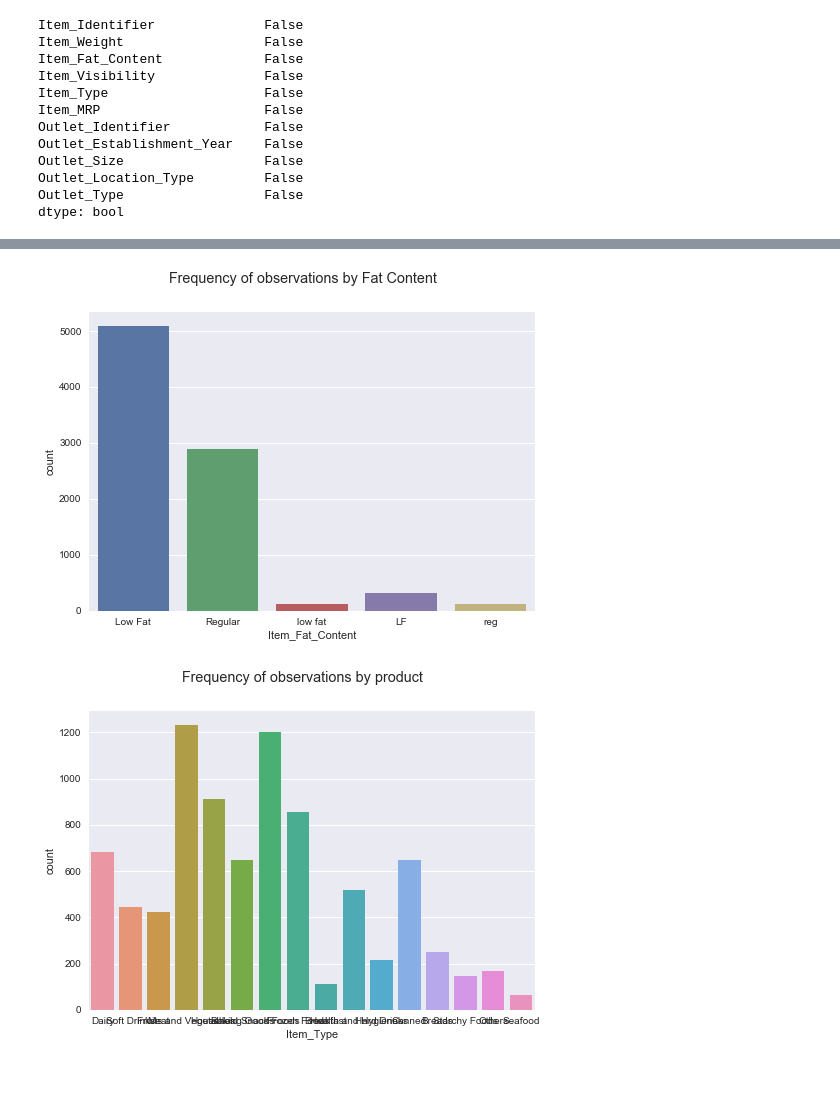
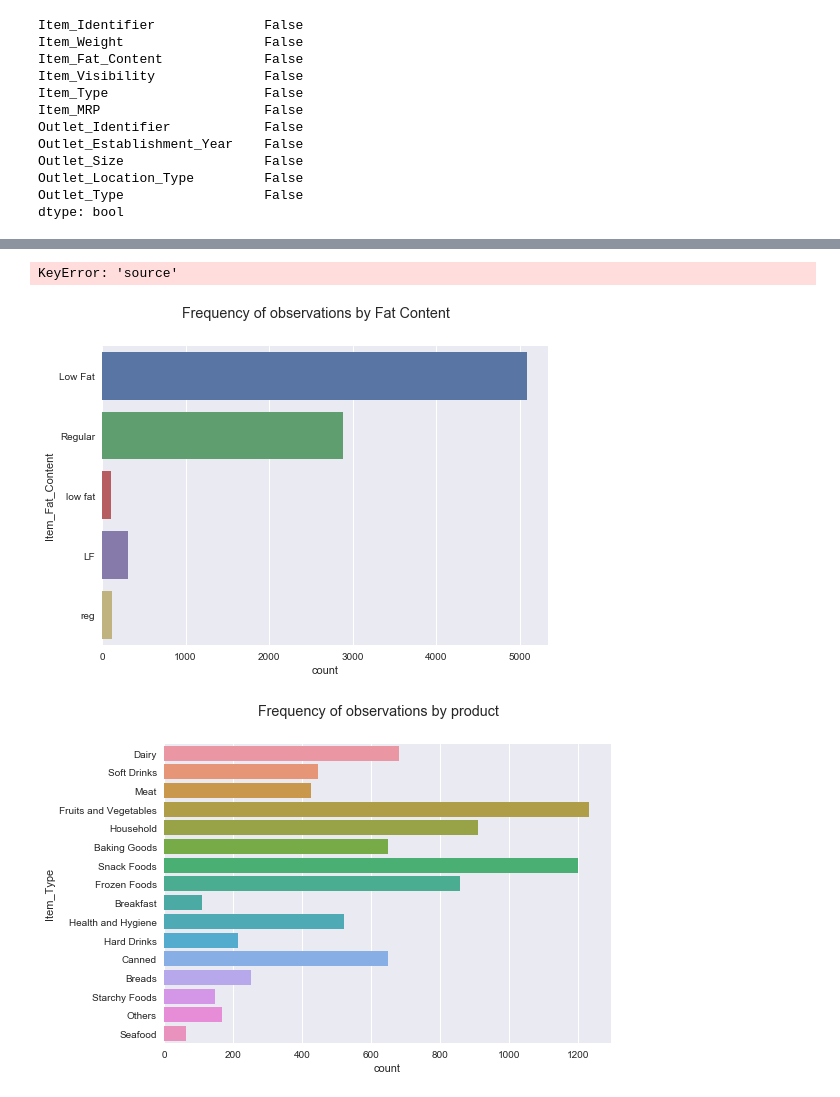
Before and after one commit to MallikarjunNamagiri/Machine-Learning-Practice, a Jupyter notebook: Bigmart/BigmartSales.ipynb, the cells around one changed output, grey strips where cells are left out. Drawn from its saved outputs; the diff is of its cells as text; code cells hidden in the pictures.

```diff
--- a/Bigmart/BigmartSales.ipynb
+++ b/Bigmart/BigmartSales.ipynb
@@ -223,3 +237,18 @@ Outlet_Size                  False
 Outlet_Location_Type         False
 Outlet_Type                  False
 dtype: bool
+# %%
+#Import library:
+from sklearn.preprocessing import LabelEncoder
+le = LabelEncoder()
+#New variable for outlet
+train_df['Outlet'] = le.fit_transform(train_df['Outlet_Identifier'])
+# %%
+var_mod = ['Item_Fat_Content','Outlet_Location_Type','Outlet_Size','Item_Type_Combined','Outlet_Type','Outlet']
+le = LabelEncoder()
+for i in var_mod:
+    train_df[i] = le.fit_transform(train_df[i])
+# %%
+#One Hot Coding:
+train_df = pd.get_dummies(train_df, columns=['Item_Fat_Content','Outlet_Location_Type','Outlet_Size','Outlet_Type',
+                              'Item_Type_Combined','Outlet'])
@@ -226,17 +291,34 @@ dtype: bool
+# %%
+#Drop the columns which have been converted to different types:
+train_df.drop(['Item_Type','Outlet_Establishment_Year'],axis=1,inplace=True)
+
+#Divide into test and train:
+train = train_df.loc[train_df['source']=="train"]
+test = train_df.loc[train_df['source']=="test"]
+
+#Drop unnecessary columns:
+test.drop(['Item_Outlet_Sales','source'],axis=1,inplace=True)
+train.drop(['source'],axis=1,inplace=True)
+
+#Export files as modified versions:
+train.to_csv("train_modified.csv",index=False)
+test.to_csv("test_modified.csv",index=False)
+# %% [output]
+KeyError: 'source'
 # %%
 # Viusalization
 # %%
 # Catagory
 # %%
-sns.countplot(x='Item_Fat_Content', data = train_df)
+sns.countplot(y='Item_Fat_Content', data = train_df)
 plt.suptitle('Frequency of observations by Fat Content ')
 plt.show()
 # %% [output]
-[figure, old version]
+[figure, new version]
 # %%
-sns.countplot(x='Item_Type', data = train_df)
+sns.countplot(y='Item_Type', data = train_df)
 plt.suptitle('Frequency of observations by product ')
 plt.show()
 # %% [output]
-[figure, old version]
+[figure, new version]
 # %%
```
Also changed, not shown: parts of 23 cells of this notebook.
